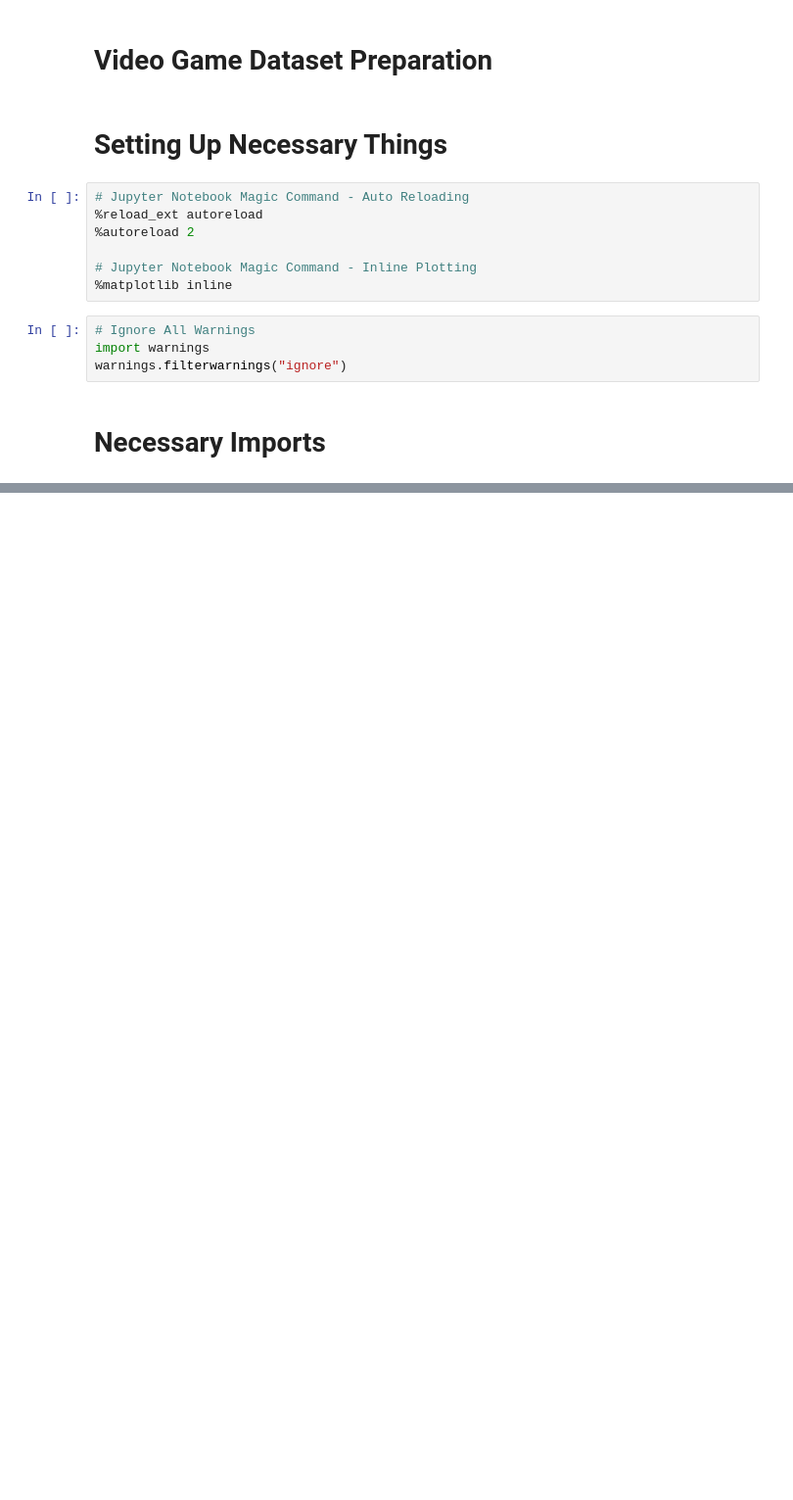
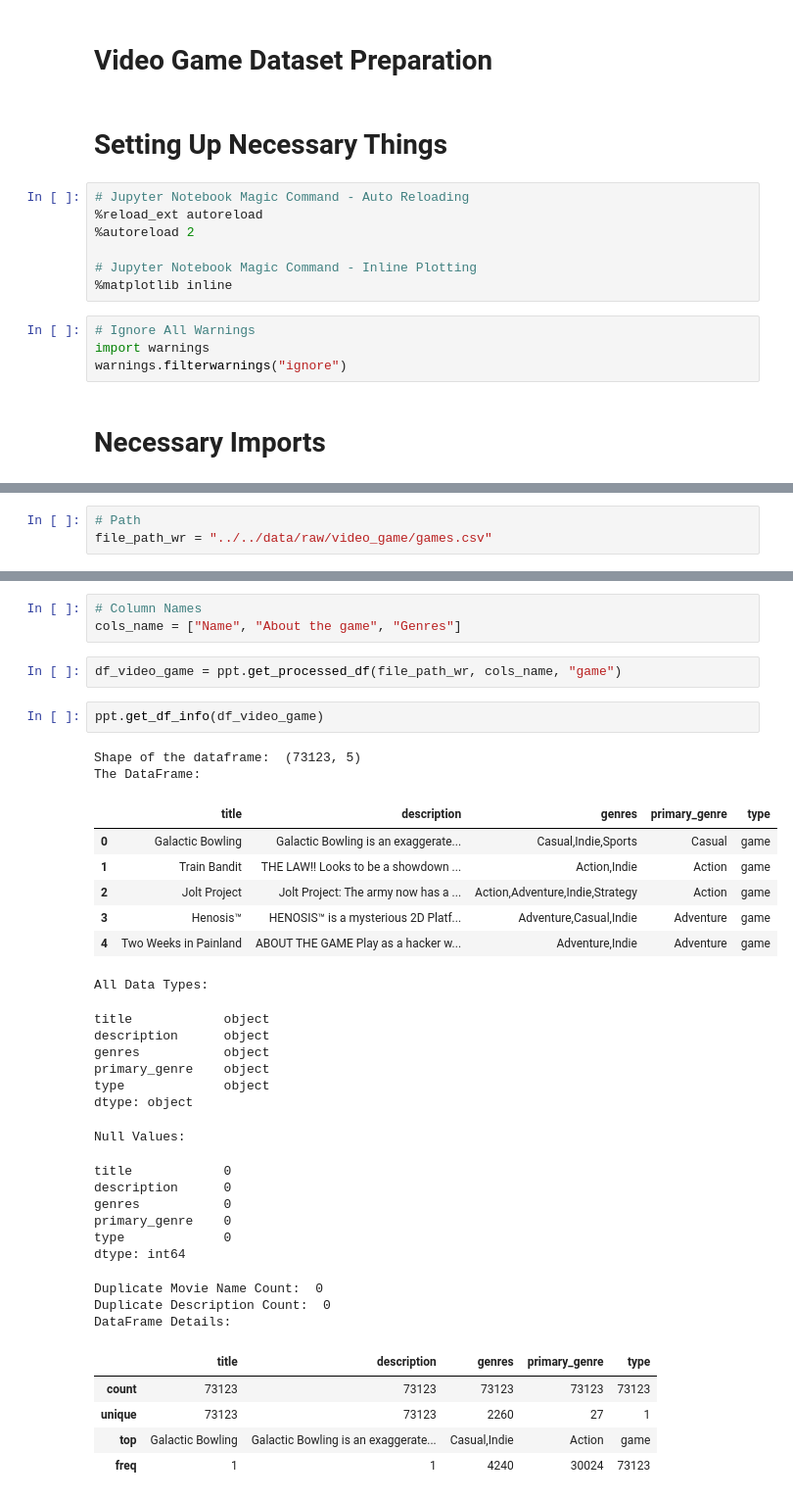
Before and after one commit to MYTE21/Entertainment.Valley, a Jupyter notebook: notebooks/data_preparation/video_game_preparation.ipynb, the cells around one changed output, grey strips where cells are left out. Shown: that part at 98% size. Drawn from its saved outputs; the diff is of its cells as text; blank space fills up the shorter version.

```diff
--- a/notebooks/data_preparation/video_game_preparation.ipynb
+++ b/notebooks/data_preparation/video_game_preparation.ipynb
@@ -27 +32,4 @@ import pandas as pd
+# %%
+# Path
+file_path_wr = "../../data/raw/video_game/games.csv"
 # %%
@@ -108 +47,39 @@ video_game_df.head()
+# %%
+# Column Names
+cols_name = ["Name", "About the game", "Genres"]
+# %%
+df_video_game = ppt.get_processed_df(file_path_wr, cols_name, "game")
+# %%
+ppt.get_df_info(df_video_game)
+# %% [output]
+Shape of the dataframe:  (73123, 5)
+The DataFrame:
+|  | title | description | genres | primary_genre | type |
+| 0 | Galactic Bowling | Galactic Bowling is an exaggerate... | Casual,Indie,Sports | Casual | game |
+| 1 | Train Bandit | THE LAW!! Looks to be a showdown ... | Action,Indie | Action | game |
+| 2 | Jolt Project | Jolt Project: The army now has a ... | Action,Adventure,Indie,Strategy | Action | game |
+| 3 | Henosis™ | HENOSIS™ is a mysterious 2D Platf... | Adventure,Casual,Indie | Adventure | game |
+| 4 | Two Weeks in Painland | ABOUT THE GAME Play as a hacker w... | Adventure,Indie | Adventure | game |
+All Data Types:
+title            object
+description      object
+genres           object
+primary_genre    object
+type             object
+dtype: object
+Null Values:
+title            0
+description      0
+genres           0
+primary_genre    0
+type             0
+dtype: int64
+Duplicate Movie Name Count:  0
+Duplicate Description Count:  0
+DataFrame Details:
+|  | title | description | genres | primary_genre | type |
+| count | 73123 | 73123 | 73123 | 73123 | 73123 |
+| unique | 73123 | 73123 | 2260 | 27 | 1 |
+| top | Galactic Bowling | Galactic Bowling is an exaggerate... | Casual,Indie | Action | game |
+| freq | 1 | 1 | 4240 | 30024 | 73123 |
 # %% [markdown]
```
Also changed, not shown: parts of 33 cells of this notebook, 1 other file.
